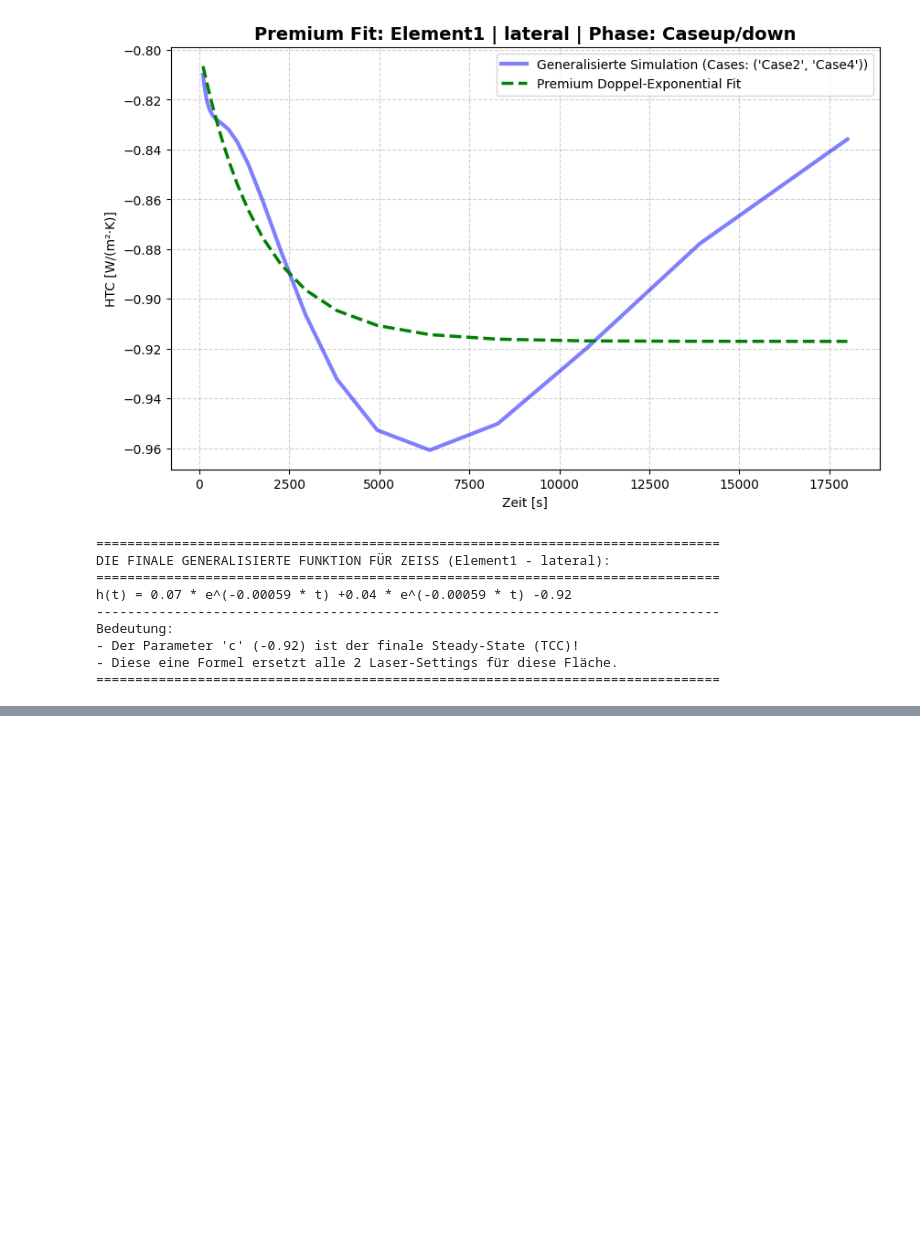
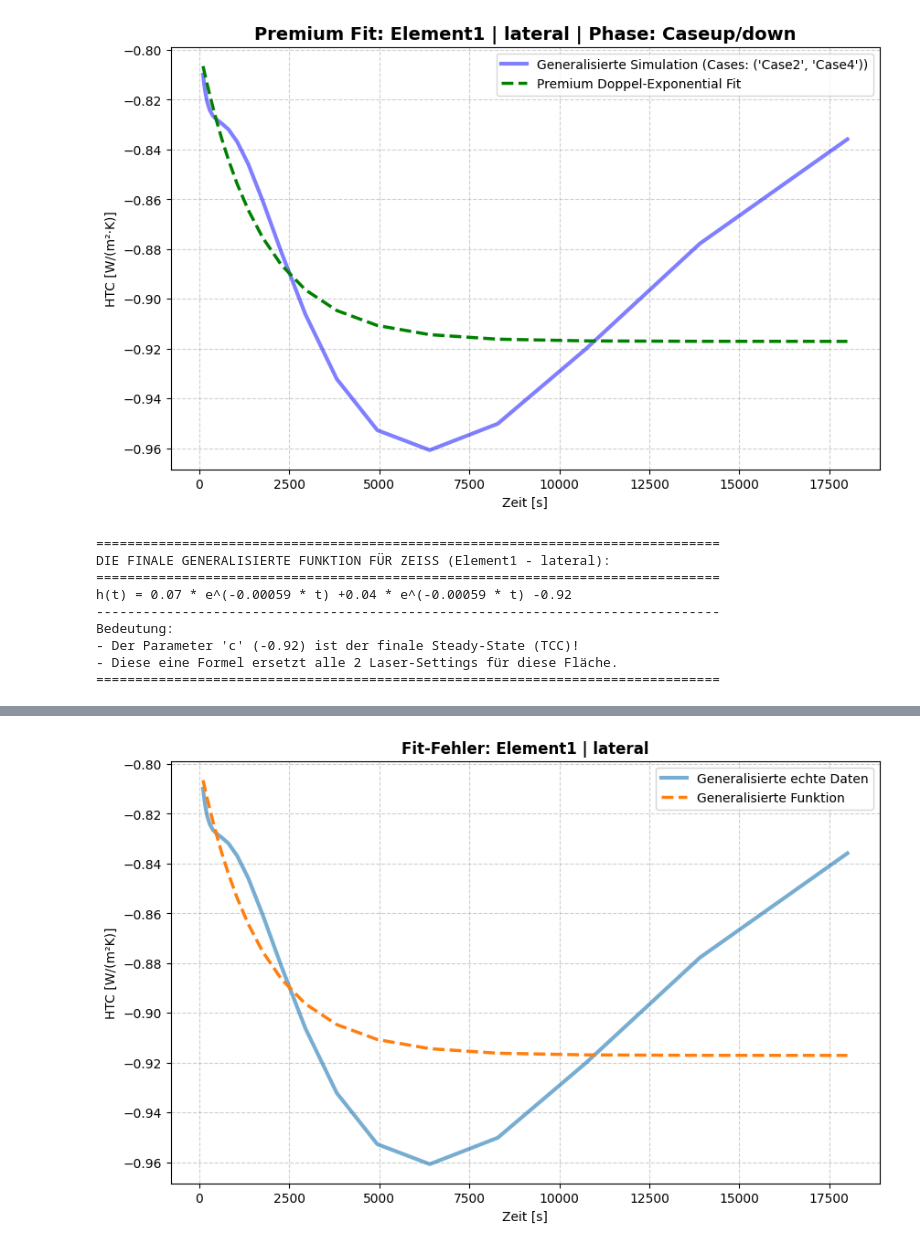
Before and after one commit to MarkStephan25/DSP-G4-Analyse-von-Lens-Heating-Simulationen, a Jupyter notebook: DSP Projekt Programme/NikosZeug/02_htc_erste_schritte.ipynb, the cells around one changed output, grey strips where cells are left out. Cells and saved outputs as stored; diff of their text form; code cells hidden in the pictures; blank space fills up the shorter version.

Commit message:
NikosZeug

```diff
--- a/DSP Projekt Programme/NikosZeug/02_htc_erste_schritte.ipynb
+++ b/DSP Projekt Programme/NikosZeug/02_htc_erste_schritte.ipynb
@@ -29,7 +29,7 @@ from pathlib import Path
 import numpy as np
 import pandas as pd
 
-datei = Path("../verarbeitete_daten/region_zeit_aggregation.csv")
+datei = Path("../NikosZeug/region_zeit_aggregation.csv")
 df = pd.read_csv(datei)
 
 schwelle_t = 1e-4
@@ -441,0 +444,91 @@ Bedeutung:
+# %%
+import numpy as np
+import matplotlib.pyplot as plt
+from scipy.optimize import curve_fit
+from sklearn.metrics import mean_squared_error, mean_absolute_error
+
+# Definition der Funktion (wie gehabt)
+def doppel_exponential(t, a1, b1, a2, b2, c):
+    return a1 * np.exp(-b1 * t) + a2 * np.exp(-b2 * t) + c
+
+# Funktion zur Berechnung der Fehler (angepasst)
+def berechne_fit_fehler(df_htc, element_name, region_name, cases, start_schaetzung, time_min=100):
+    # Daten filtern
+    df_fit = df_htc[
+        (df_htc["element"] == element_name) &
+        (df_htc["case"].isin(cases)) &
+        (df_htc["region_group"] == region_name) &
+        (df_htc["time_s"] >= time_min)
+    ].copy()
+    df_fit = df_fit.dropna(subset=["htc_agg"])
+
+    # Generalisierte echte Daten (Mittelwert über Cases)
+    df_generalized = df_fit.groupby("time_s")["htc_agg"].mean().reset_index()
+    t_data = df_generalized["time_s"].values
+    h_true_generalized = df_generalized["htc_agg"].values
+
+    # Curve Fitting
+    opt_params, _ = curve_fit(doppel_exponential, t_data, h_true_generalized,
+                              p0=start_schaetzung, maxfev=10000)
+    a1, b1, a2, b2, c = opt_params
+
+    # Vorhersage der generalisierten Funktion
+    h_pred_generalized = doppel_exponential(t_data, *opt_params)
+
+    # Fehler der generalisierten Funktion
+    mse = mean_squared_error(h_true_generalized, h_pred_generalized)
+    mae = mean_absolute_error(h_true_generalized, h_pred_generalized)
+    rmse = np.sqrt(mse)
+
+    print("="*80)
+    print(f"FEHLER DER GENERALISIERTEN FUNKTION")
+    print(f"{element_name} | {region_name} | Cases: {cases}")
+    print("="*80)
+    print(f"MSE  = {mse:.6f}")
+    print(f"MAE  = {mae:.6f}")
+    print(f"RMSE = {rmse:.6f}")
+    print("-"*80)
+    print(f"h(t) = {a1:.6f} * e^(-{b1:.8f} * t) {a2:+.6f} * e^(-{b2:.8f} * t) {c:+.6f}")
+    print("="*80)
+
+    # Fehler pro einzelnem Case
+    df_fit["h_pred"] = doppel_exponential(df_fit["time_s"].values, *opt_params)
+    df_fit["absolute_error"] = np.abs(df_fit["htc_agg"] - df_fit["h_pred"])
+    df_fit["squared_error"] = (df_fit["htc_agg"] - df_fit["h_pred"])**2
+
+    fehler_pro_case = (
+        df_fit.groupby("case")
+        .agg(
+            MSE=("squared_error", "mean"),
+            MAE=("absolute_error", "mean"),
+            RMSE=("squared_error", lambda x: np.sqrt(np.mean(x))),
+            Anzahl_Werte=("htc_agg", "count")
+        )
+        .reset_index()
+    )
+    print("\nFEHLER PRO EINZELNEM CASE:")
+    print(fehler_pro_case)
+
+    # Optional: Plot
+    plt.figure(figsize=(10,6))
+    plt.plot(t_data, h_true_generalized, label="Generalisierte echte Daten", linewidth=3, alpha=0.6)
+    plt.plot(t_data, h_pred_generalized, label="Generalisierte Funktion", linestyle="--", linewidth=2.5)
+    plt.title(f"Fit-Fehler: {element_name} | {region_name}", fontweight="bold")
+    plt.xlabel("Zeit [s]")
+    plt.ylabel("HTC [W/(m²K)]")
+    plt.legend()
+    plt.grid(True, linestyle="--", alpha=0.6)
+    plt.show()
+
+    return opt_params, fehler_pro_case
+
+# Beispielaufruf für die laterale Fläche im Cooldown
+opt_params, fehler_tabelle = berechne_fit_fehler(
+    df_htc=df_htc,
+    element_name="Element1",
+    region_name="lateral",
+    cases=("Case2", "Case4"),
+    start_schaetzung=[0.05, 0.01, 0.03, 0.0001, -0.83],
+    time_min=100
+)
+# %% [output]
@@ -441,0 +550 @@ Bedeutung:
+[figure, added]
```
Also changed, not shown: parts of 2 cells of this notebook.
